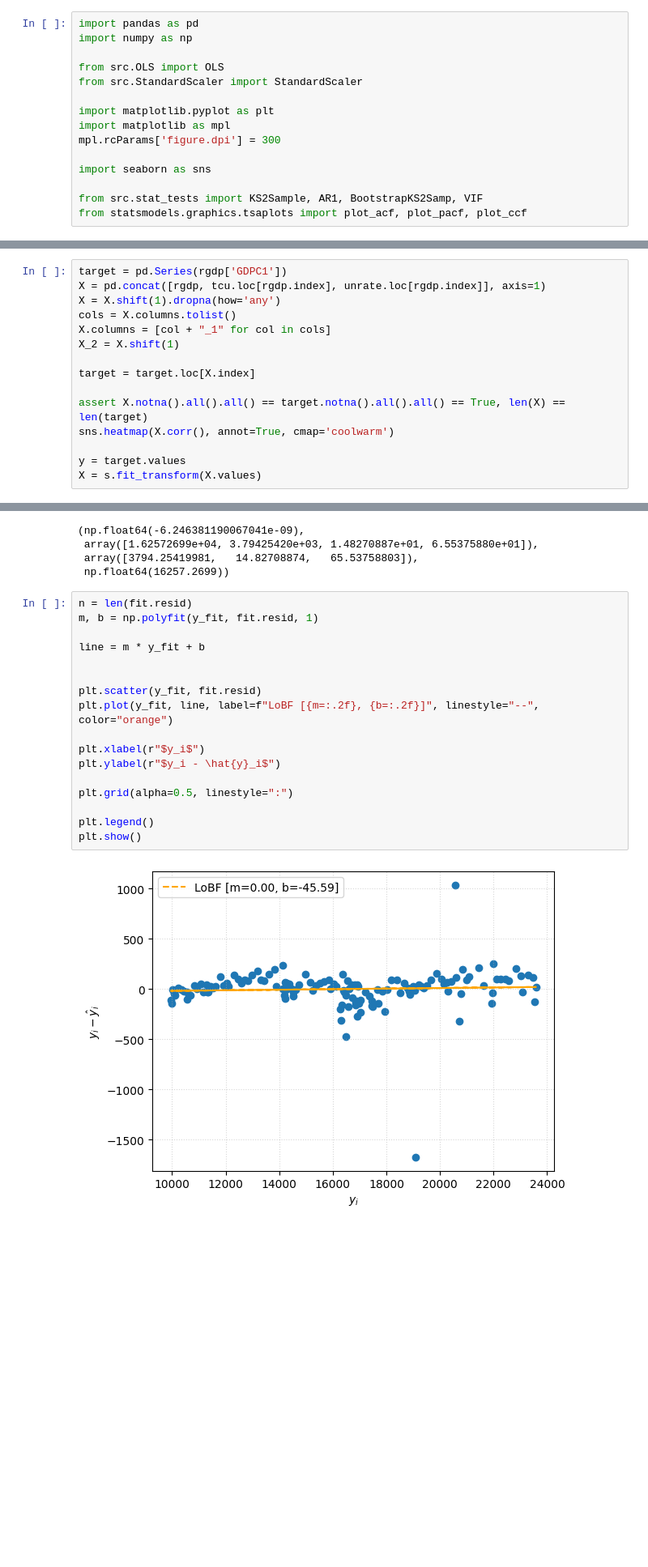
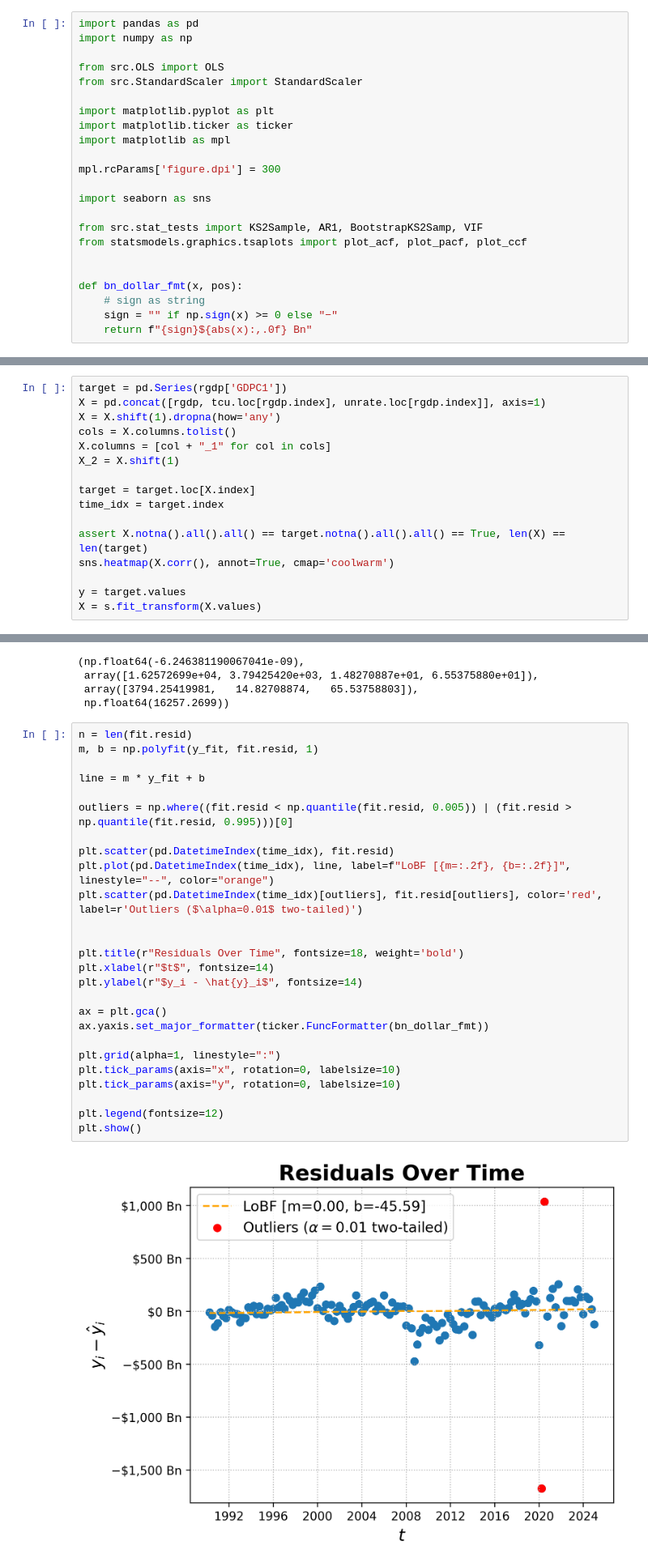
Before and after one commit to GongJr0/Econometrics2025-Project, a Jupyter notebook: main.ipynb, the cells around one changed output, grey strips where cells are left out. Shown at 81% size. Drawn from its saved outputs; the diff is of its cells as text; blank space fills up the shorter version.

```diff
--- a/main.ipynb
+++ b/main.ipynb
@@ -6,13 +6,21 @@ from src.OLS import OLS
 from src.StandardScaler import StandardScaler
 
 import matplotlib.pyplot as plt
+import matplotlib.ticker as ticker
 import matplotlib as mpl
+
 mpl.rcParams['figure.dpi'] = 300
 
 import seaborn as sns
 
 from src.stat_tests import KS2Sample, AR1, BootstrapKS2Samp, VIF
 from statsmodels.graphics.tsaplots import plot_acf, plot_pacf, plot_ccf
+
+
+def bn_dollar_fmt(x, pos):
+    # sign as string
+    sign = "" if np.sign(x) >= 0 else "−"
+    return f"{sign}${abs(x):,.0f} Bn"
 # %%
 s = StandardScaler()
 rgdp = pd.read_csv('./data/fred/GDPC1.csv', low_memory=False, encoding='utf-8')
@@ -49,6 +57,7 @@ X.columns = [col + "_1" for col in cols]
 X_2 = X.shift(1)
 
 target = target.loc[X.index]
+time_idx = target.index
 
 assert X.notna().all().all() == target.notna().all().all() == True, len(X) == len(target)
 sns.heatmap(X.corr(), annot=True, cmap='coolwarm')
@@ -140,22 +149,31 @@ fit.XT_e, fit.beta, fit.coefs, fit.intercept
 # %%
 n = len(fit.resid)
 m, b = np.polyfit(y_fit, fit.resid, 1)
 
 line = m * y_fit + b
 
+outliers = np.where((fit.resid < np.quantile(fit.resid, 0.005)) | (fit.resid > np.quantile(fit.resid, 0.995)))[0]
 
-plt.scatter(y_fit, fit.resid)
-plt.plot(y_fit, line, label=f"LoBF [{m=:.2f}, {b=:.2f}]", linestyle="--", color="orange")
+plt.scatter(pd.DatetimeIndex(time_idx), fit.resid)
+plt.plot(pd.DatetimeIndex(time_idx), line, label=f"LoBF [{m=:.2f}, {b=:.2f}]", linestyle="--", color="orange")
+plt.scatter(pd.DatetimeIndex(time_idx)[outliers], fit.resid[outliers], color='red', label=r'Outliers ($\alpha=0.01$ two-tailed)')
 
-plt.xlabel(r"$y_i$")
-plt.ylabel(r"$y_i - \hat{y}_i$")
 
-plt.grid(alpha=0.5, linestyle=":")
+plt.title(r"Residuals Over Time", fontsize=18, weight='bold')
+plt.xlabel(r"$t$", fontsize=14)
+plt.ylabel(r"$y_i - \hat{y}_i$", fontsize=14)
 
-plt.legend()
+ax = plt.gca()
+ax.yaxis.set_major_formatter(ticker.FuncFormatter(bn_dollar_fmt))
+
+plt.grid(alpha=1, linestyle=":")
+plt.tick_params(axis="x", rotation=0, labelsize=10)
+plt.tick_params(axis="y", rotation=0, labelsize=10)
+
+plt.legend(fontsize=12)
 plt.show()
 # %% [output]
-[figure, old version]
+[figure, new version]
 # %%
 x = np.array([i for i in range(len(y_fit))])
 m, b = np.polyfit(x, y_fit, 1)
```
Also changed, not shown: parts of 7 cells of this notebook, 12 other files.
